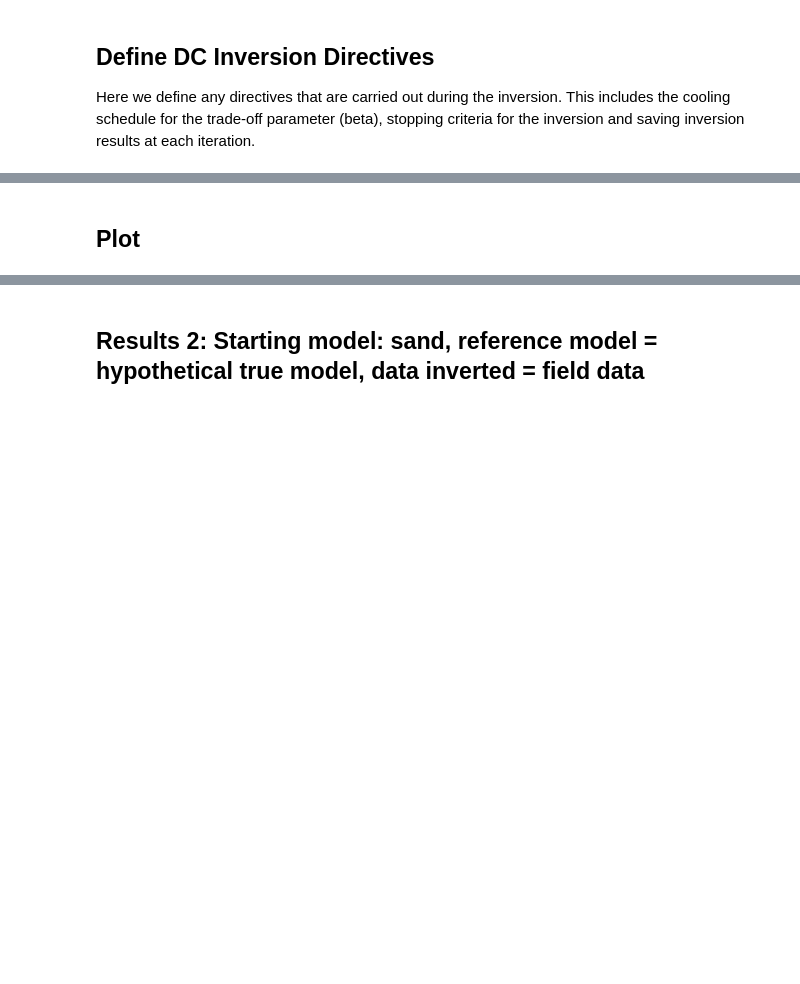
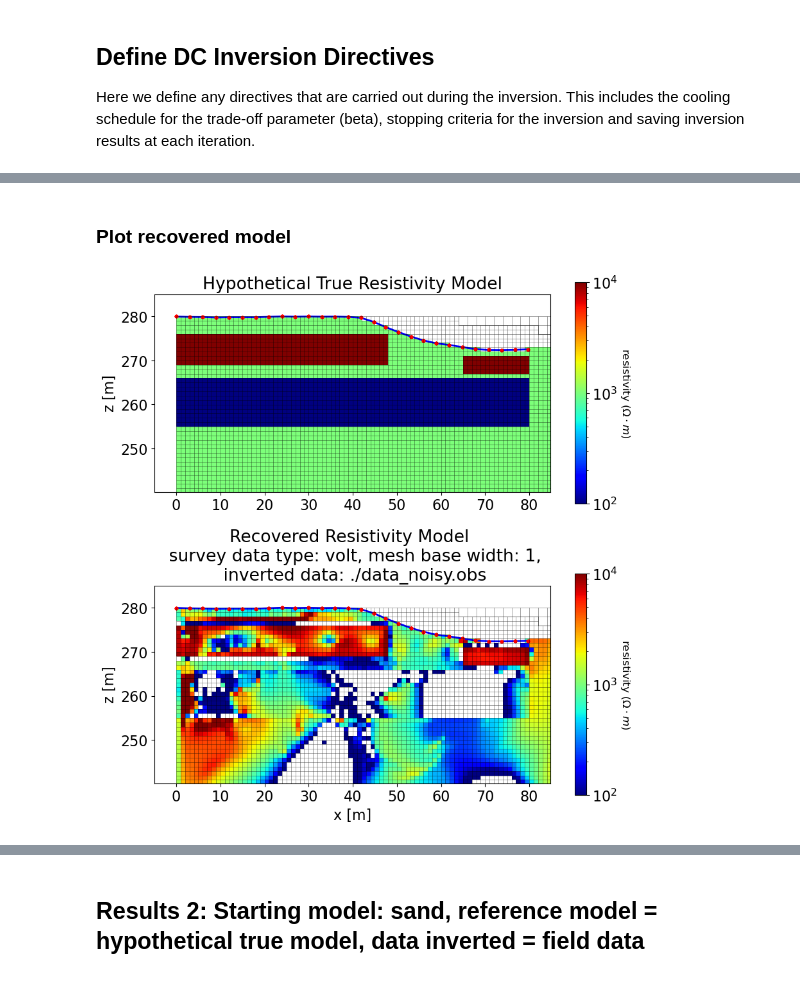
Before and after one commit to rbcmendoza/eosc-556b-project, a Jupyter notebook: phase1.ipynb, the cells around one changed output, grey strips where cells are left out. Saved outputs shown, nothing was run; the diff lists cells and outputs as text; code cells hidden in the pictures; blank space fills up the shorter version.

```diff
--- a/phase1.ipynb
+++ b/phase1.ipynb
@@ -566,3 +589,4 @@ nC = int(active_cells.sum())
 # %%
-# Define model
-starting_resistivity_model = background_resistivity * np.ones(nC)
+# Define starting model
+nC = int(active_cells.sum())
+starting_resistivity_model = sand_resistivity * np.ones(nC)
@@ -586,13 +602,14 @@ field_data_dc
 # residual between the observed data and the data predicted for a given model.
 # Within the data misfit, the residual between predicted and observed data are
 # normalized by the data's standard deviation.
-dmis = data_misfit.L2DataMisfit(data=field_data_dc, simulation=simulation_res)
+dmis = data_misfit.L2DataMisfit(data=data_noisy, simulation=simulation_res)
 
 # Define the regularization (model objective function)
+referencemod = resistivity_model
 reg = regularization.WeightedLeastSquares(
     mesh,
     active_cells=active_cells,
-    reference_model=starting_resistivity_model,
+    reference_model=referencemod,
 )
 
 reg.reference_model_in_smooth = True  # Reference model in smoothness term
@@ -644,9 +661,11 @@ directives_list = [
 
 To define the inversion object, we need to define the inversion problem and
 the set of directives. We can then run the inversion.
+# %%
+startingmodel= starting_resistivity_model
 # %%
 # Here we combine the inverse problem and the set of directives
 dc_inversion = inversion.BaseInversion(inv_prob, directiveList=directives_list)
 
 # Run inversion
-recovered_resistivity_model = dc_inversion.run(starting_resistivity_model)
+recovered_resistivity_model = dc_inversion.run(startingmodel)
@@ -655,8 +698,8 @@ recovered_resistivity_model
 # %% [markdown]
-## Plot
+### Plot recovered model
 # %%
 referencemodel = resistivity_model
-norm = LogNorm(vmin=1e+0, vmax=1e+4)
+# norm = LogNorm(vmin=-1e+2, vmax=1e+4)
 fig5, ax5 = plt.subplots(2,1, figsize=(9,9))
 
 # TOP PLOT
@@ -683,7 +726,7 @@ ax5[0].set_xlim(xlim_min-buffer_in_meters, xlim_max+buffer_in_meters)
 ax5[0].set_ylim(ylim_min-buffer_in_meters, ylim_max+buffer_in_meters)
 ax5[0].set_xlabel("")
 ax5[0].set_ylabel("z [m]")
-ax5[0].set_title("True Resistivity Model")
+ax5[0].set_title("Hypothetical True Resistivity Model")
 
 # Add colorbar
 scalarMappable = plt.cm.ScalarMappable(cmap=colormap_name, norm=norm)
@@ -692,31 +735,35 @@ cbar_top = fig5.colorbar(scalarMappable, ax=ax5[0])
 cbar_top.set_label(r"resistivity ($\Omega \cdot m$)", rotation=270, labelpad=15, size=12)
 
 # BOTTOM PLOT
 mesh.plot_image(
     plotting_map * recovered_resistivity_model,
     ax=ax5[1],
     grid=False,
     pcolor_opts={"norm": norm, "cmap": colormap_name},
 )
 # Overlay mesh, topography, electrodes, and pseudo-locations
 # Plot mesh
 mesh.plot_grid(ax=ax5[1], linewidth = 0.5, alpha=0.5, color='black')
 ax5[1].grid(False)
 # Plot topography z-column vs x-column
 ax5[1].plot(topography_2d.iloc[:,0], topography_2d.iloc[:,1], color="b", linewidth=2, label='surface', zorder=1)
 # Plot electrodes B and N. They are the outer electrodes, so we plot them to show the full range of electrodes.
 ax5[1].scatter(locations_b[:,0], locations_b[:,1], 8, "r", label='electrodes')
 ax5[1].scatter(locations_n[:,0], locations_n[:,1], 8, "r")
 # Set vertical exaggeration to 1
 ax5[1].set_aspect('equal', adjustable='box')
 
 # Configure x- and y-axes
 ax5[1].set_xlim(xlim_min-buffer_in_meters, xlim_max+buffer_in_meters)
 ax5[1].set_ylim(ylim_min-buffer_in_meters, ylim_max+buffer_in_meters)
 ax5[1].set_xlabel("x [m]")
 ax5[1].set_ylabel("z [m]")
-ax5[1].set_title("Recovered Resistivity Model")
+ax5[1].set_title(f"Recovered Resistivity Model \n survey data type: {datatype}, mesh base width: {dh},\n inverted data: {filename}")
 
 # Add colorbar
 cbar_bottom = fig5.colorbar(scalarMappable, ax=ax5[1])
 cbar_bottom.set_label(r"resistivity ($\Omega \cdot m$)", rotation=270, labelpad=15, size=12)
+
+plt.tight_layout()
+# %% [output]
+[figure, added]
```
Also changed, not shown: parts of 67 cells of this notebook, 2 other files.
